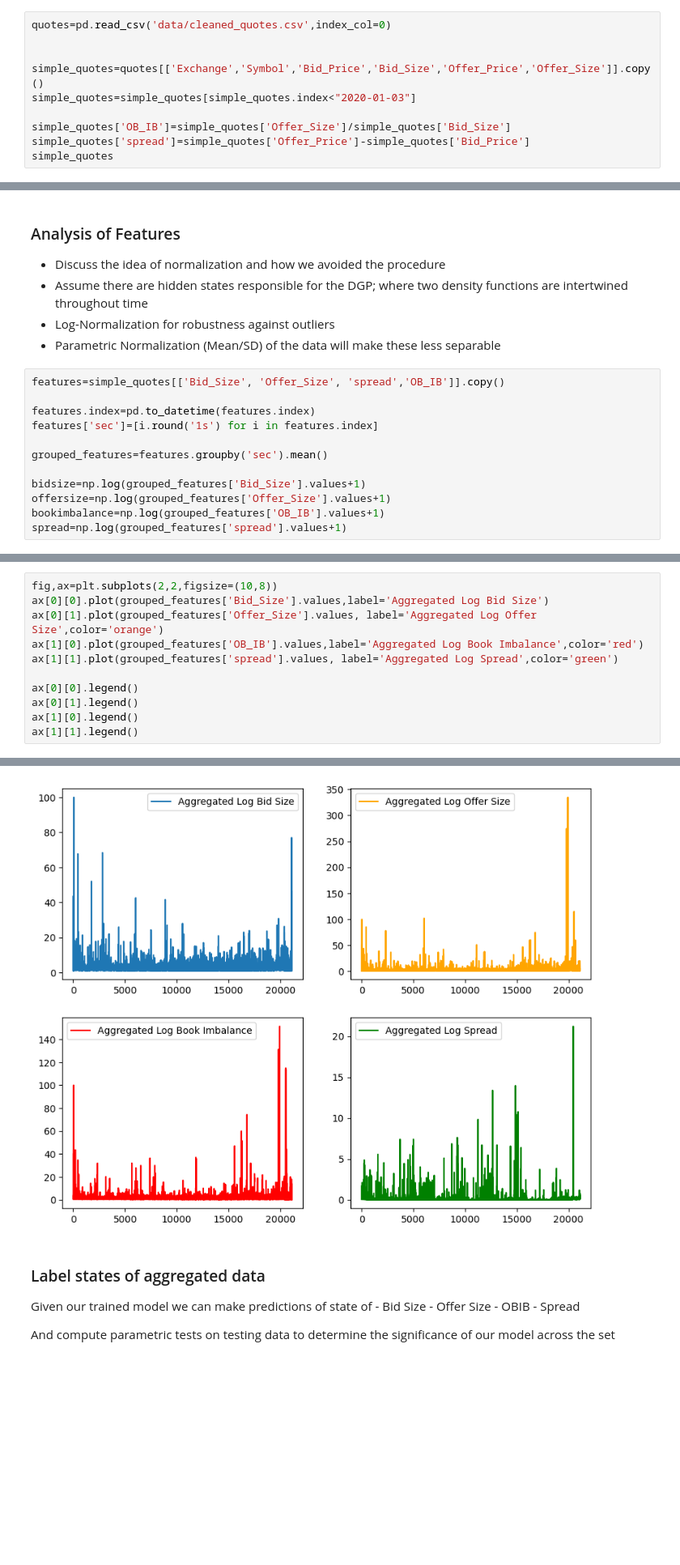
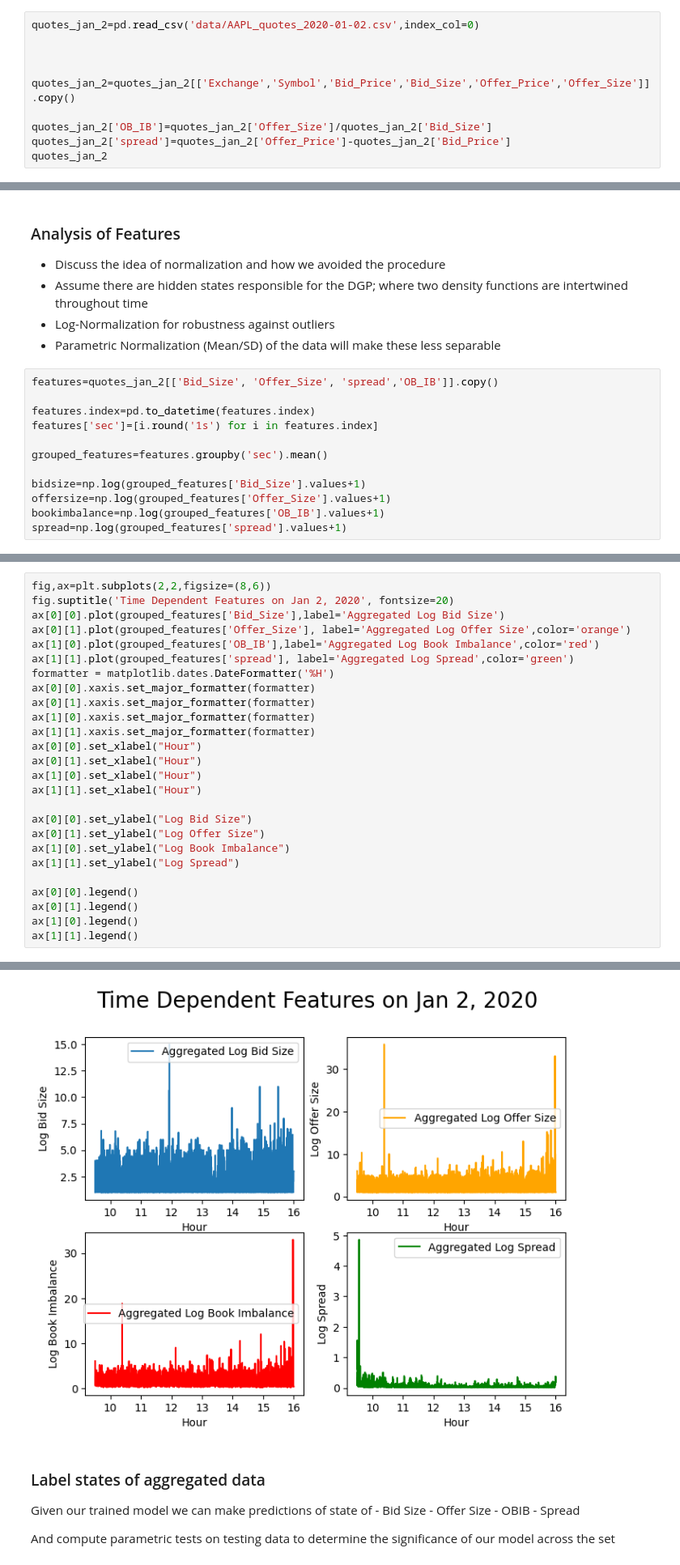
Before and after one commit to jasonbohne123/HMM_LOB_Inference, a Jupyter notebook: data_preprocessing.ipynb, the cells around one changed output, grey strips where cells are left out. Shown: that part at 81% size. Cells and saved outputs as stored; diff of their text form; blank space fills up the shorter version.

Commit message:
updated nb for real data

```diff
--- a/data_preprocessing.ipynb
+++ b/data_preprocessing.ipynb
@@ -13,12 +40,12 @@ from datetime import datetime, timedelta
 # %%
-quotes=pd.read_csv('data/cleaned_quotes.csv',index_col=0)
+quotes_jan_2=pd.read_csv('data/AAPL_quotes_2020-01-02.csv',index_col=0)
 
 
-simple_quotes=quotes[['Exchange','Symbol','Bid_Price','Bid_Size','Offer_Price','Offer_Size']].copy()
-simple_quotes=simple_quotes[simple_quotes.index<"2020-01-03"]
 
-simple_quotes['OB_IB']=simple_quotes['Offer_Size']/simple_quotes['Bid_Size']
-simple_quotes['spread']=simple_quotes['Offer_Price']-simple_quotes['Bid_Price']
-simple_quotes
+quotes_jan_2=quotes_jan_2[['Exchange','Symbol','Bid_Price','Bid_Size','Offer_Price','Offer_Size']].copy()
+
+quotes_jan_2['OB_IB']=quotes_jan_2['Offer_Size']/quotes_jan_2['Bid_Size']
+quotes_jan_2['spread']=quotes_jan_2['Offer_Price']-quotes_jan_2['Bid_Price']
+quotes_jan_2
 # %% [output]
 |  | Exchange | Symbol | Bid_Price | Bid_Size | Offer_Price | Offer_Size | OB_IB | spread |
@@ -42,7 +69,7 @@ simple_quotes
 - Log-Normalization for robustness against outliers
 - Parametric Normalization (Mean/SD) of the data will make these less separable
 # %%
-features=simple_quotes[['Bid_Size', 'Offer_Size', 'spread','OB_IB']].copy()
+features=quotes_jan_2[['Bid_Size', 'Offer_Size', 'spread','OB_IB']].copy()
 
 features.index=pd.to_datetime(features.index)
 features['sec']=[i.round('1s') for i in features.index]
@@ -70,17 +109,32 @@ ax[1][1].legend()
 # %%
-fig,ax=plt.subplots(2,2,figsize=(10,8))
-ax[0][0].plot(grouped_features['Bid_Size'].values,label='Aggregated Log Bid Size')
-ax[0][1].plot(grouped_features['Offer_Size'].values, label='Aggregated Log Offer Size',color='orange')
-ax[1][0].plot(grouped_features['OB_IB'].values,label='Aggregated Log Book Imbalance',color='red')
-ax[1][1].plot(grouped_features['spread'].values, label='Aggregated Log Spread',color='green')
+fig,ax=plt.subplots(2,2,figsize=(8,6))
+fig.suptitle('Time Dependent Features on Jan 2, 2020', fontsize=20)
+ax[0][0].plot(grouped_features['Bid_Size'],label='Aggregated Log Bid Size')
+ax[0][1].plot(grouped_features['Offer_Size'], label='Aggregated Log Offer Size',color='orange')
+ax[1][0].plot(grouped_features['OB_IB'],label='Aggregated Log Book Imbalance',color='red')
+ax[1][1].plot(grouped_features['spread'], label='Aggregated Log Spread',color='green')
+formatter = matplotlib.dates.DateFormatter('%H')
+ax[0][0].xaxis.set_major_formatter(formatter)
+ax[0][1].xaxis.set_major_formatter(formatter)
+ax[1][0].xaxis.set_major_formatter(formatter)
+ax[1][1].xaxis.set_major_formatter(formatter)
+ax[0][0].set_xlabel("Hour")
+ax[0][1].set_xlabel("Hour")
+ax[1][0].set_xlabel("Hour")
+ax[1][1].set_xlabel("Hour")
+
+ax[0][0].set_ylabel("Log Bid Size")
+ax[0][1].set_ylabel("Log Offer Size")
+ax[1][0].set_ylabel("Log Book Imbalance")
+ax[1][1].set_ylabel("Log Spread")
 
 ax[0][0].legend()
 ax[0][1].legend()
 ax[1][0].legend()
 ax[1][1].legend()
 # %% [output]
 <matplotlib.legend.Legend at 0x...>
-[figure, old version]
+[figure, new version]
 # %% [markdown]
 ### Label states of aggregated data
 
```
Also changed, not shown: parts of 4 cells of this notebook.
